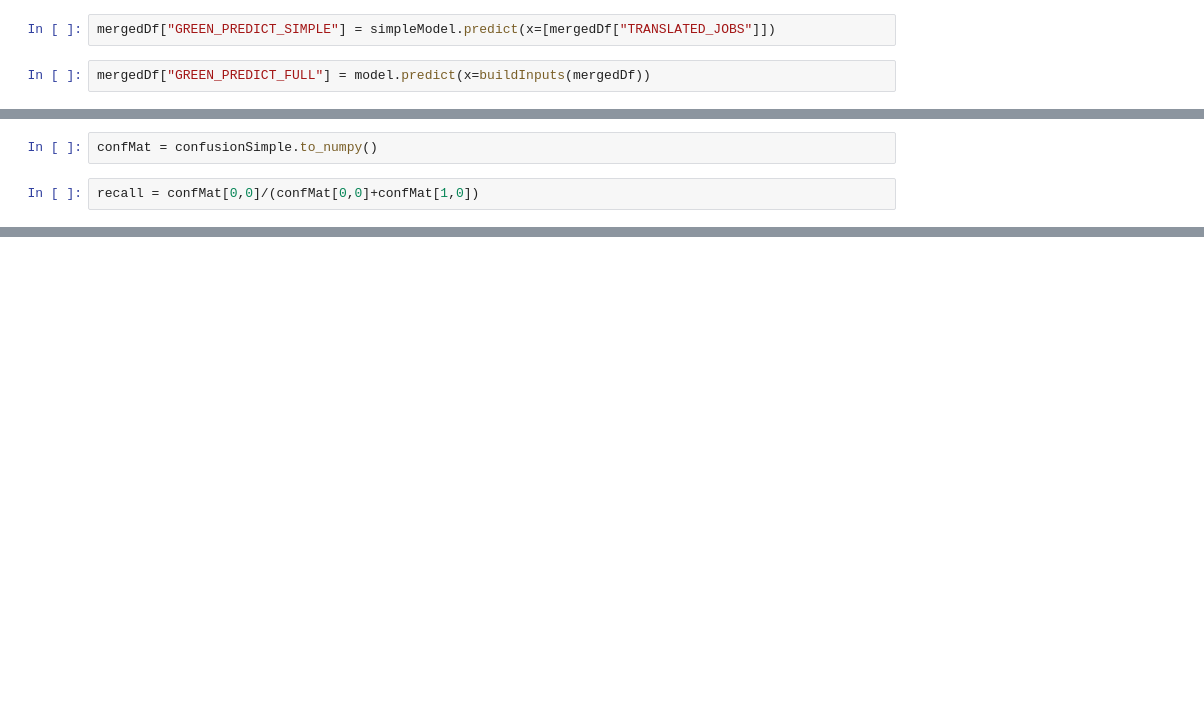
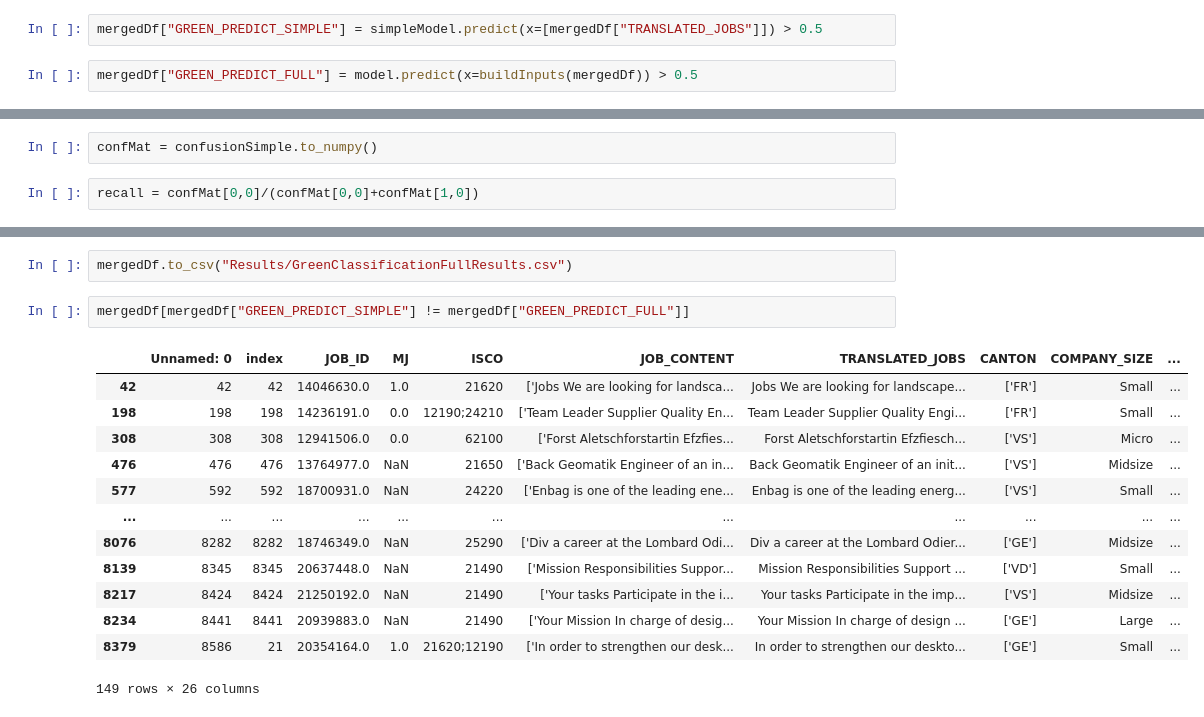
Before and after one commit to emilysharata/Thesis, a Jupyter notebook: Neural Net Green Classification 1.ipynb, the cells around one changed output, grey strips where cells are left out. Cells and saved outputs as stored; diff of their text form; blank space fills up the shorter version.

Commit message:
Run non full sample

```diff
--- a/Neural Net Green Classification 1.ipynb
+++ b/Neural Net Green Classification 1.ipynb
@@ -201,7 +246,7 @@ mergedDf[mergedDf["TRANSLATED_JOBS"].isna()]
 # %%
-mergedDf["GREEN_PREDICT_SIMPLE"] = simpleModel.predict(x=[mergedDf["TRANSLATED_JOBS"]])
+mergedDf["GREEN_PREDICT_SIMPLE"] = simpleModel.predict(x=[mergedDf["TRANSLATED_JOBS"]]) > 0.5
 # %%
-mergedDf["GREEN_PREDICT_FULL"] = model.predict(x=buildInputs(mergedDf))
+mergedDf["GREEN_PREDICT_FULL"] = model.predict(x=buildInputs(mergedDf)) > 0.5
 # %%
 plt.hist(mergedDf["GREEN_PREDICT_SIMPLE"], label="Only text", alpha=0.5)
 plt.hist(mergedDf["GREEN_PREDICT_FULL"], label="Full model", alpha=0.5)
@@ -229,0 +293,18 @@ f-score: 0.77
+# %%
+mergedDf.to_csv("Results/GreenClassificationFullResults.csv")
+# %%
+mergedDf[mergedDf["GREEN_PREDICT_SIMPLE"] != mergedDf["GREEN_PREDICT_FULL"]]
+# %% [output]
+|  | Unnamed: 0 | index | JOB_ID | MJ | ISCO | JOB_CONTENT | TRANSLATED_JOBS | CANTON | COMPANY_SIZE | ... |
+| 42 | 42 | 42 | 14046630.0 | 1.0 | 21620 | ['Jobs We are looking for landsca... | Jobs We are looking for landscape... | ['FR'] | Small | ... |
+| 198 | 198 | 198 | 14236191.0 | 0.0 | 12190;24210 | ['Team Leader Supplier Quality En... | Team Leader Supplier Quality Engi... | ['FR'] | Small | ... |
+| 308 | 308 | 308 | 12941506.0 | 0.0 | 62100 | ['Forst Aletschforstartin Efzfies... | Forst Aletschforstartin Efzfiesch... | ['VS'] | Micro | ... |
+| 476 | 476 | 476 | 13764977.0 | NaN | 21650 | ['Back Geomatik Engineer of an in... | Back Geomatik Engineer of an init... | ['VS'] | Midsize | ... |
+| 577 | 592 | 592 | 18700931.0 | NaN | 24220 | ['Enbag is one of the leading ene... | Enbag is one of the leading energ... | ['VS'] | Small | ... |
+| ... | ... | ... | ... | ... | ... | ... | ... | ... | ... | ... |
+| 8076 | 8282 | 8282 | 18746349.0 | NaN | 25290 | ['Div a career at the Lombard Odi... | Div a career at the Lombard Odier... | ['GE'] | Midsize | ... |
+| 8139 | 8345 | 8345 | 20637448.0 | NaN | 21490 | ['Mission Responsibilities Suppor... | Mission Responsibilities Support ... | ['VD'] | Small | ... |
+| 8217 | 8424 | 8424 | 21250192.0 | NaN | 21490 | ['Your tasks Participate in the i... | Your tasks Participate in the imp... | ['VS'] | Midsize | ... |
+| 8234 | 8441 | 8441 | 20939883.0 | NaN | 21490 | ['Your Mission In charge of desig... | Your Mission In charge of design ... | ['GE'] | Large | ... |
+| 8379 | 8586 | 21 | 20354164.0 | 1.0 | 21620;12190 | ['In order to strengthen our desk... | In order to strengthen our deskto... | ['GE'] | Small | ... |
+149 rows × 26 columns
```
Also changed, not shown: parts of 26 cells of this notebook, 13 other files.
